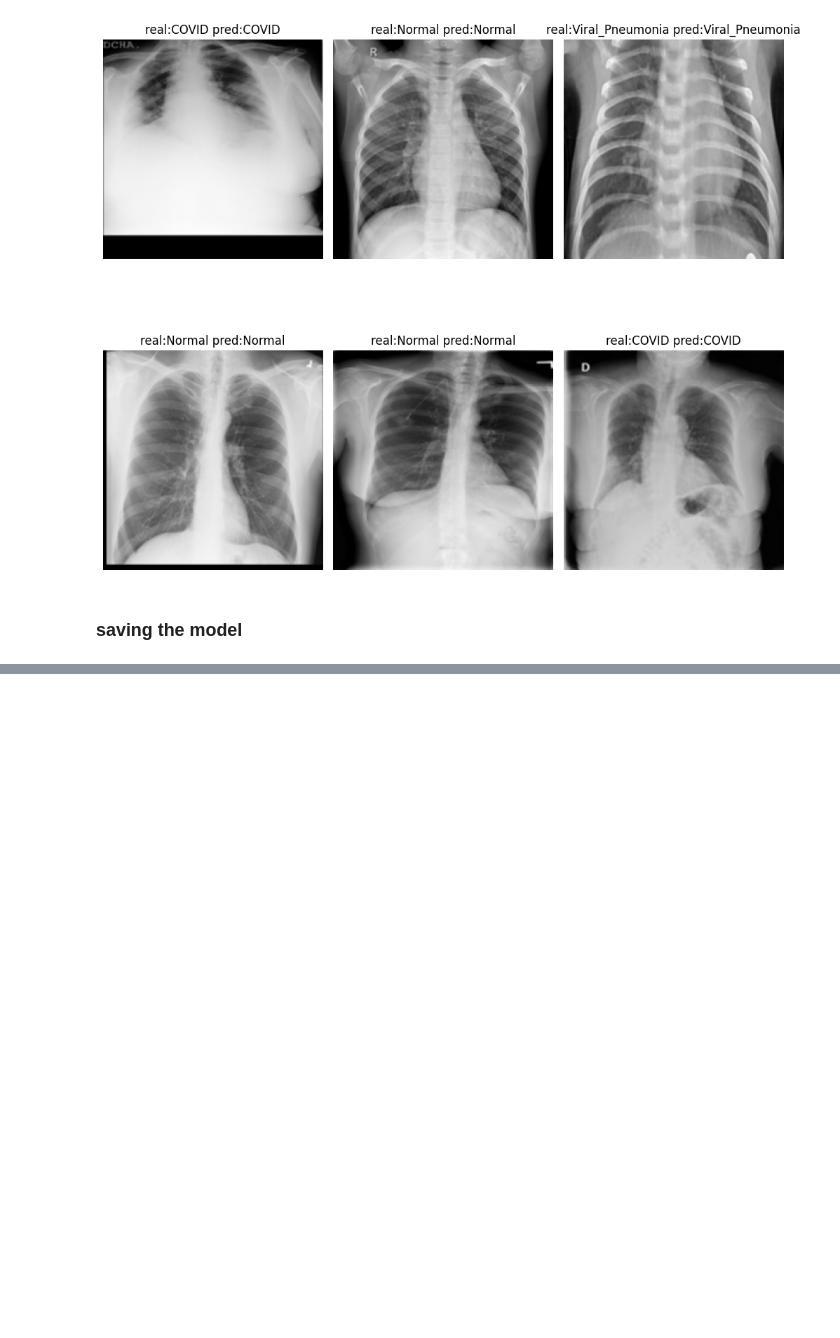
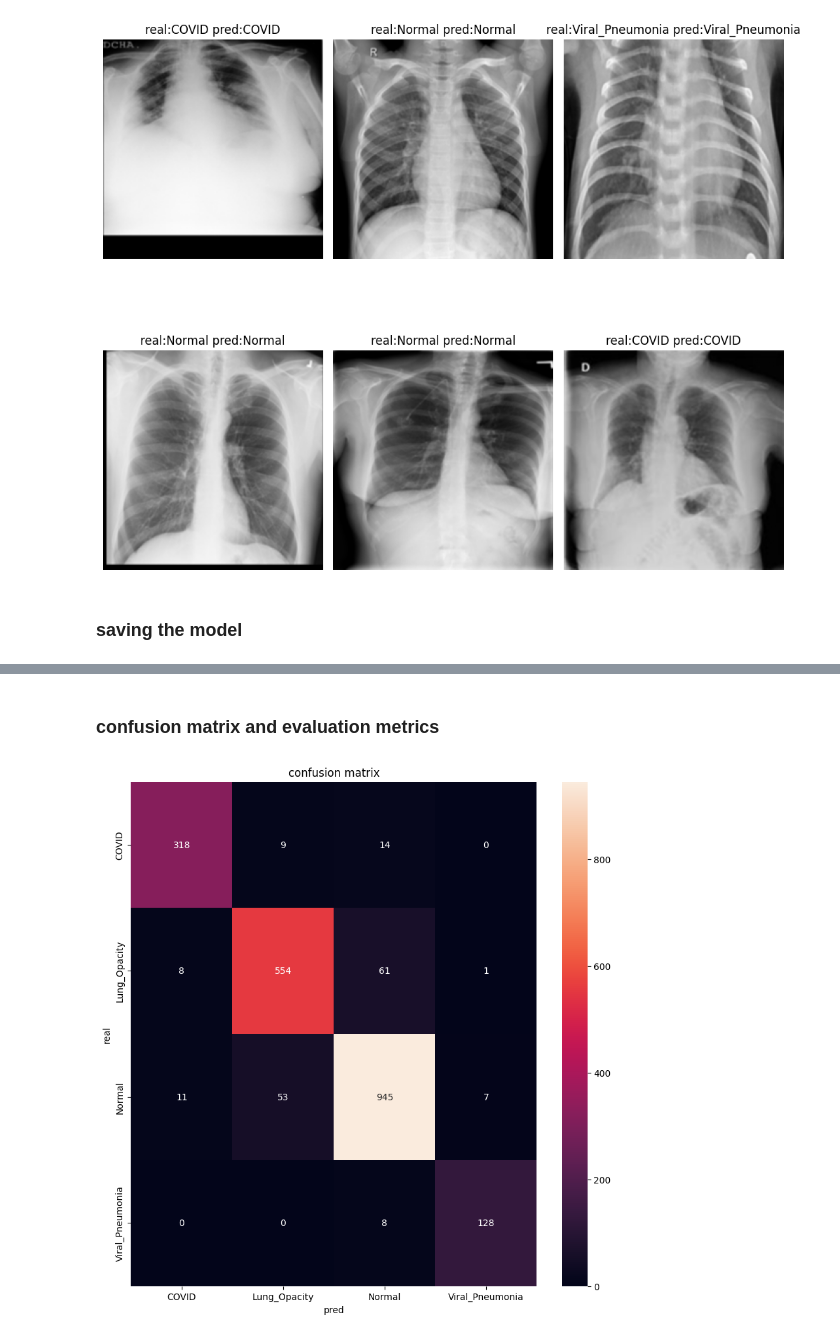
Before and after one commit to Amen-Haj-Brahim/COVID-19-XRAY-CNN, a Jupyter notebook: full_notebook.ipynb, the cells around one changed output, grey strips where cells are left out. Drawn from its saved outputs; the diff is of its cells as text; code cells hidden in the pictures; blank space fills up the shorter version.

```diff
--- a/full_notebook.ipynb
+++ b/full_notebook.ipynb
@@ -234,0 +320,4 @@ torch.save(resnet50.state_dict(),"resnet50.pth")
+# %%
+model=resnet50
+resnet50.fc = torch.nn.Linear(in_features=2048, out_features=4)
+model.load_state_dict(torch.load("resnet50.pth"))
@@ -234,0 +328,17 @@ torch.save(resnet50.state_dict(),"resnet50.pth")
+# %%
+model.eval()
+images, labels = next(iter(test_dataloader))
+images, labels =images.to(device), labels.to(device)
+model.to(device)
+outputs = model(images)
+_, preds = torch.max(outputs, 1)
+plt.figure(figsize=(10, 10))
+for i in range(6):
+    plt.subplot(2, 3, i + 1)
+    #transpose because pillow wants to act all special and different from opencv and stuff whatever man
+    image = images[i].cpu().numpy().transpose((1, 2, 0))
+    plt.title("real:"+str(classes[int(labels[i])])+" pred:"+str(classes[int(preds[i])]))
+    plt.axis('off')
+    plt.imshow(image)
+plt.tight_layout()
+plt.show()
@@ -234,0 +347,26 @@ torch.save(resnet50.state_dict(),"resnet50.pth")
+# %% [markdown]
+### confusion matrix and evaluation metrics
+# %%
+import seaborn as sns
+from sklearn.metrics import confusion_matrix,classification_report
+
+y_pred = []
+y_test = []
+
+with torch.no_grad():
+    for images, labels in test_dataloader:
+        images, labels = images.to(device), labels.to(device)
+        res = model(images)
+        _, preds = torch.max(res, 1)
+
+        y_pred.extend(preds.cpu().numpy())
+        y_test.extend(labels.cpu().numpy())
+
+plt.figure(figsize=(10, 10))
+sns.heatmap(confusion_matrix(y_test, y_pred),fmt="d", annot=True, xticklabels=classes, yticklabels=classes)
+plt.xlabel("pred")
+plt.ylabel("real")
+plt.title("confusion matrix")
+plt.show()
+# %% [output]
+[figure, added]
```
Also changed, not shown: parts of 24 cells of this notebook.
